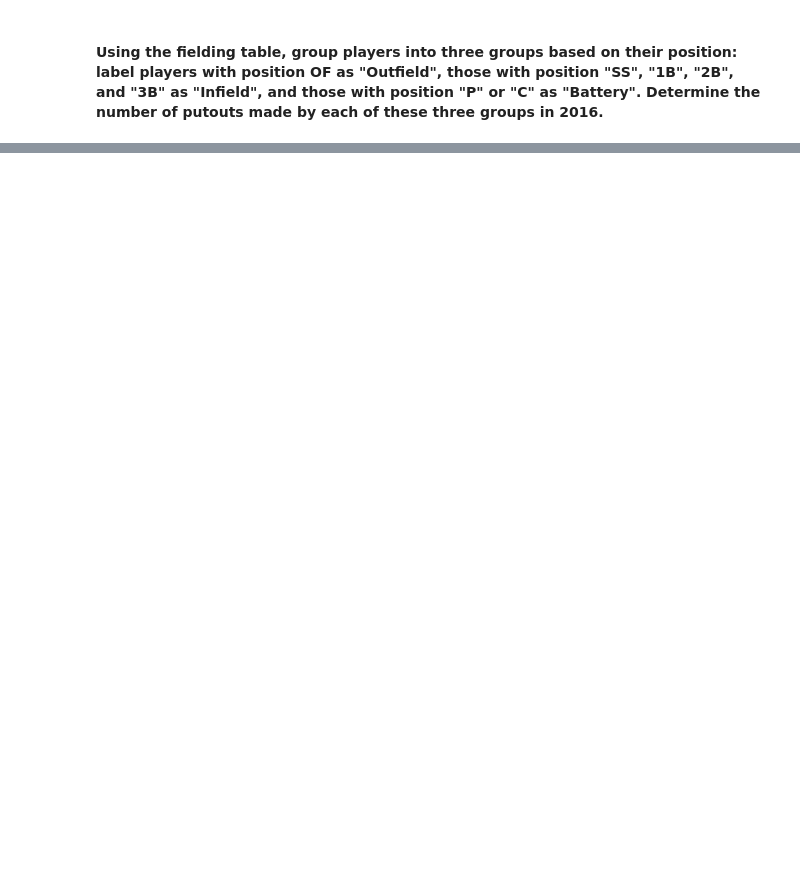
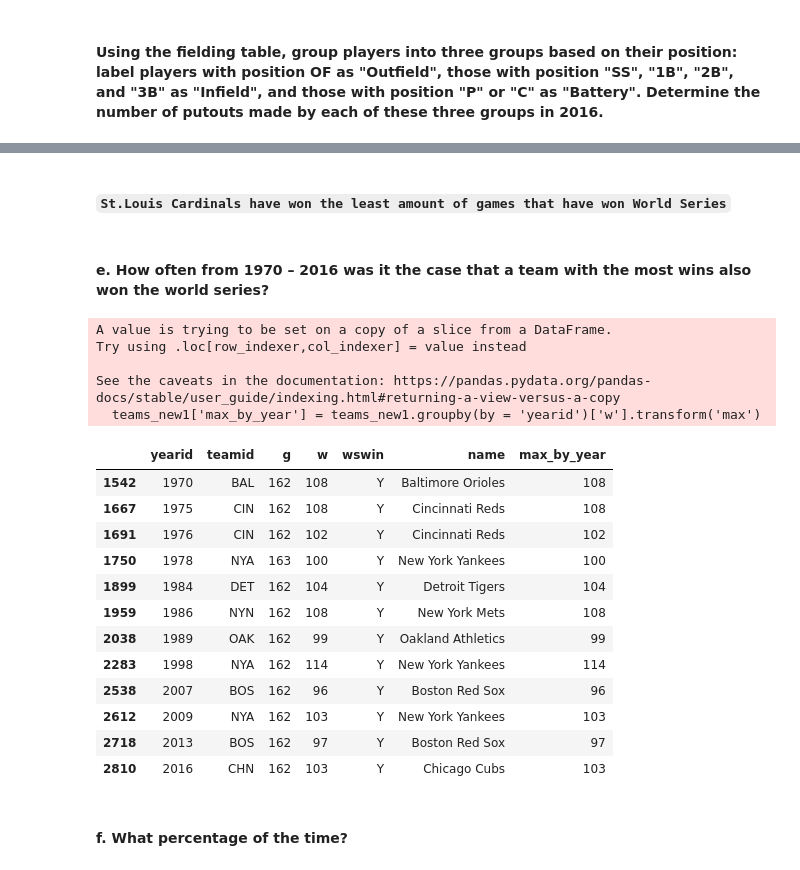
Before and after one commit to dpatelaqua/lahman-baseball-dpatelaqua_python, a Jupyter notebook: lahman-baseball-notebook.ipynb, the cells around one changed output, grey strips where cells are left out. Drawn from its saved outputs; the diff is of its cells as text; code cells hidden in the pictures; blank space fills up the shorter version.

```diff
--- a/lahman-baseball-notebook.ipynb
+++ b/lahman-baseball-notebook.ipynb
@@ -146,0 +404,34 @@ Which managers have won the TSN Manager of the Year award in both the National L
+# %% [markdown]
+##### `St.Louis Cardinals have won the least amount of games that have won World Series`
+# %% [markdown]
+#### e. How often from 1970 – 2016 was it the case that a team with the most wins also won the world series?
+# %%
+# Lets use teams_new1 data frame to extract the teams that had maximum wins by year
+max_wins = teams_new1.groupby(by='yearid',as_index=False).max('w')
+teams_new1['max_by_year'] = teams_new1.groupby(by = 'yearid')['w'].transform('max')
+#teams_new1
+max_wins = teams_new1[teams_new1['w'] == teams_new1['max_by_year']]
+#max_wins
+ws_max_wins = max_wins[max_wins['wswin']=='Y']
+ws_max_wins
+# %% [output]
+A value is trying to be set on a copy of a slice from a DataFrame.
+Try using .loc[row_indexer,col_indexer] = value instead
+
+See the caveats in the documentation: https://pandas.pydata.org/pandas-docs/stable/user_guide/indexing.html#returning-a-view-versus-a-copy
+  teams_new1['max_by_year'] = teams_new1.groupby(by = 'yearid')['w'].transform('max')
+|  | yearid | teamid | g | w | wswin | name | max_by_year |
+| 1542 | 1970 | BAL | 162 | 108 | Y | Baltimore Orioles | 108 |
+| 1667 | 1975 | CIN | 162 | 108 | Y | Cincinnati Reds | 108 |
+| 1691 | 1976 | CIN | 162 | 102 | Y | Cincinnati Reds | 102 |
+| 1750 | 1978 | NYA | 163 | 100 | Y | New York Yankees | 100 |
+| 1899 | 1984 | DET | 162 | 104 | Y | Detroit Tigers | 104 |
+| 1959 | 1986 | NYN | 162 | 108 | Y | New York Mets | 108 |
+| 2038 | 1989 | OAK | 162 | 99 | Y | Oakland Athletics | 99 |
+| 2283 | 1998 | NYA | 162 | 114 | Y | New York Yankees | 114 |
+| 2538 | 2007 | BOS | 162 | 96 | Y | Boston Red Sox | 96 |
+| 2612 | 2009 | NYA | 162 | 103 | Y | New York Yankees | 103 |
+| 2718 | 2013 | BOS | 162 | 97 | Y | Boston Red Sox | 97 |
+| 2810 | 2016 | CHN | 162 | 103 | Y | Chicago Cubs | 103 |
+# %% [markdown]
+#### f. What percentage of the time?
```
Also changed, not shown: parts of 39 cells of this notebook.
